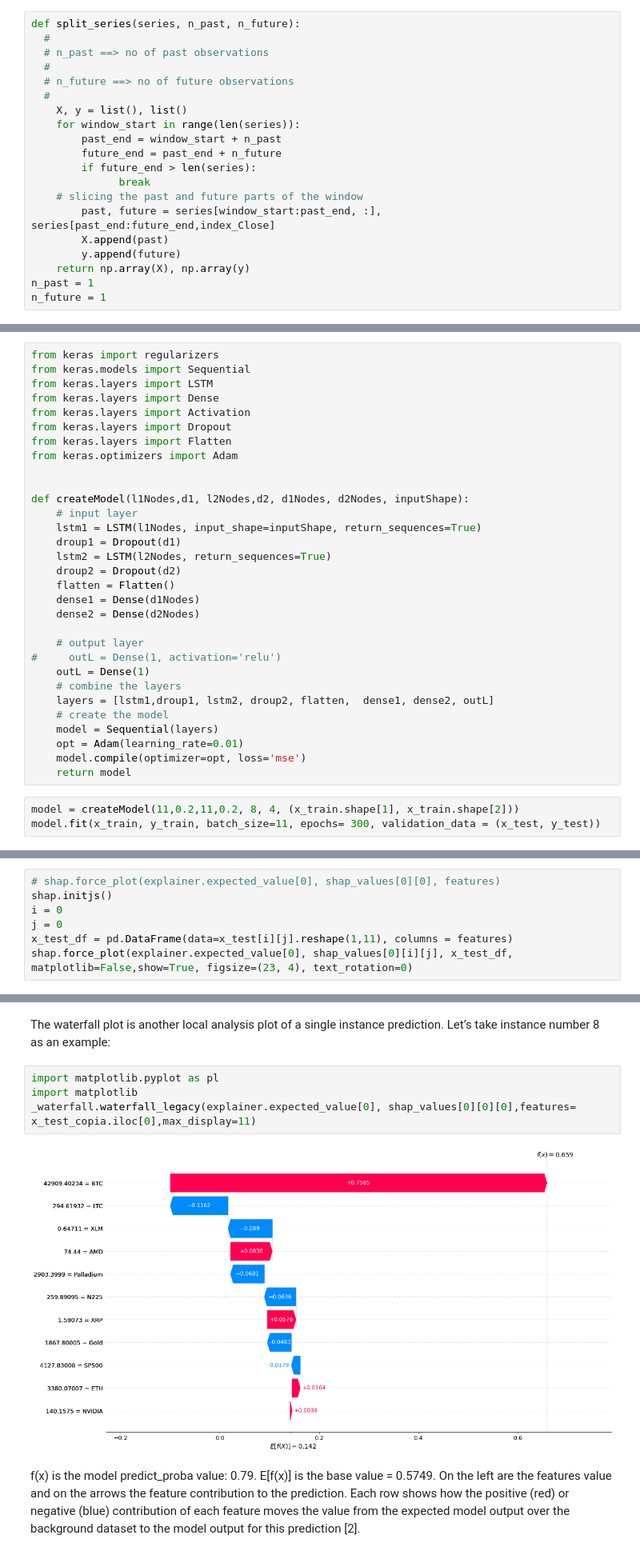
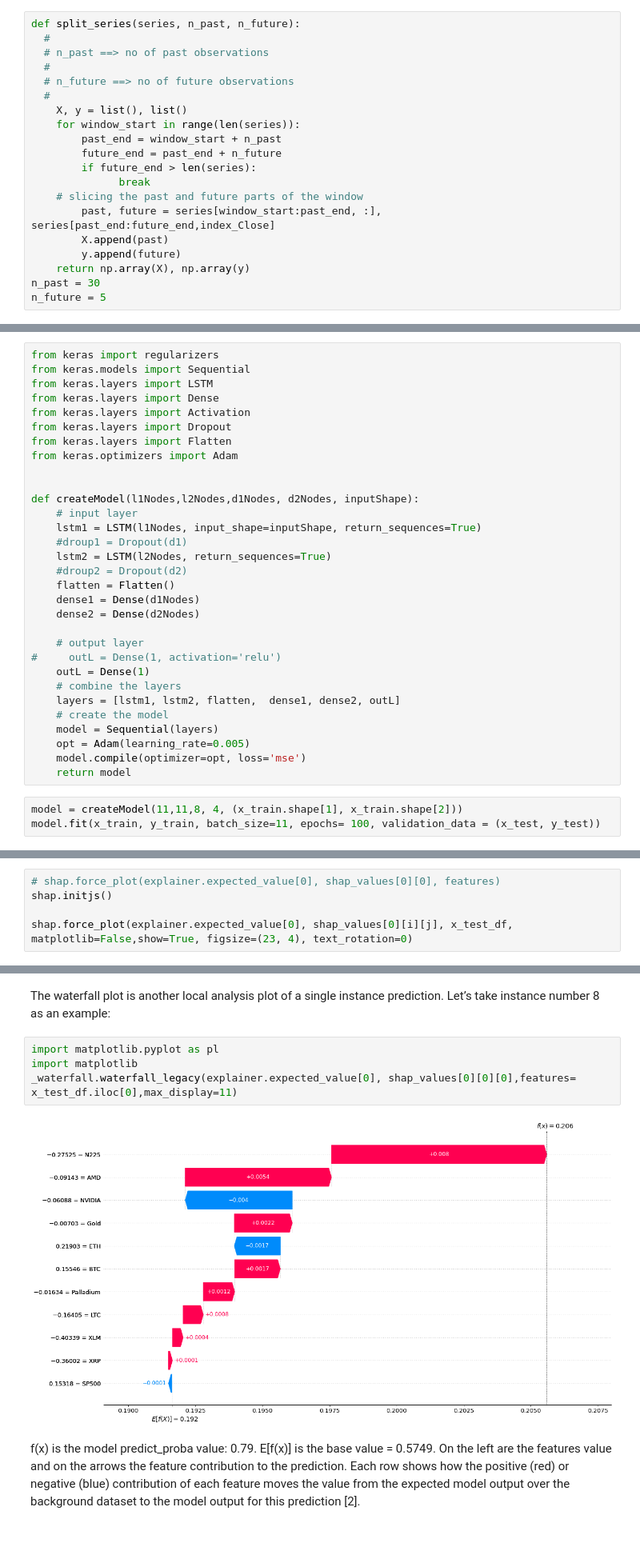
Before and after one commit to billmono95/TESI-LAUREA-MAGISTRALE, a Jupyter notebook: TESI_MODEL.ipynb, the cells around one changed output, grey strips where cells are left out. Shown at 80% size. Saved outputs shown, nothing was run; the diff lists cells and outputs as text.

Commit message:
Model return

```diff
--- a/TESI_MODEL.ipynb
+++ b/TESI_MODEL.ipynb
@@ -162,8 +162,8 @@ def split_series(series, n_past, n_future):
         X.append(past)
         y.append(future)
     return np.array(X), np.array(y)
-n_past = 1
-n_future = 1
+n_past = 30
+n_future = 5
 # %% [markdown]
 n_past e n_future ti dicono rispettitivamente quanti giorni indietro saranno presi in considerazione per la predizione, e quanti giorni avanti sarà la variabile target.
 # %%
@@ -265,12 +257,12 @@ from keras.layers import Flatten
 from keras.optimizers import Adam
 
 
-def createModel(l1Nodes,d1, l2Nodes,d2, d1Nodes, d2Nodes, inputShape):
+def createModel(l1Nodes,l2Nodes,d1Nodes, d2Nodes, inputShape):
     # input layer
     lstm1 = LSTM(l1Nodes, input_shape=inputShape, return_sequences=True)
-    droup1 = Dropout(d1)
+    #droup1 = Dropout(d1)
     lstm2 = LSTM(l2Nodes, return_sequences=True)
-    droup2 = Dropout(d2)
+    #droup2 = Dropout(d2)
     flatten = Flatten()
     dense1 = Dense(d1Nodes)
     dense2 = Dense(d2Nodes)
@@ -279,15 +271,15 @@ def createModel(l1Nodes,d1, l2Nodes,d2, d1Nodes, d2Nodes, inputShape):
 #     outL = Dense(1, activation='relu')
     outL = Dense(1)
     # combine the layers
-    layers = [lstm1,droup1, lstm2, droup2, flatten,  dense1, dense2, outL]
+    layers = [lstm1, lstm2, flatten,  dense1, dense2, outL]
     # create the model
     model = Sequential(layers)
-    opt = Adam(learning_rate=0.01)
+    opt = Adam(learning_rate=0.005)
     model.compile(optimizer=opt, loss='mse')
     return model
 # %%
-model = createModel(11,0.2,11,0.2, 8, 4, (x_train.shape[1], x_train.shape[2]))
-model.fit(x_train, y_train, batch_size=11, epochs= 300, validation_data = (x_test, y_test))
+model = createModel(11,11,8, 4, (x_train.shape[1], x_train.shape[2]))
+model.fit(x_train, y_train, batch_size=11, epochs= 100, validation_data = (x_test, y_test))
 # %% [output]
 WARNING:tensorflow:From C:\Users\monob\anaconda3\envs\tesi\lib\site-packages\tensorflow_core\python\ops\resource_variable_ops.py:1630: calling BaseResourceVariable.__init__ (from tensorflow.python.ops ...
 Instructions for updating:
@@ -576,9 +536,7 @@ Force plot gives us the explainability of a single model prediction. In this plo
 # %%
 # shap.force_plot(explainer.expected_value[0], shap_values[0][0], features)
 shap.initjs()
-i = 0
-j = 0
-x_test_df = pd.DataFrame(data=x_test[i][j].reshape(1,11), columns = features)
+
 shap.force_plot(explainer.expected_value[0], shap_values[0][i][j], x_test_df, matplotlib=False,show=True, figsize=(23, 4), text_rotation=0)
 # %% [output]
 [interactive output not drawn]
@@ -626,9 +563,9 @@ The waterfall plot is another local analysis plot of a single instance predictio
 # %%
 import matplotlib.pyplot as pl
 import matplotlib
-_waterfall.waterfall_legacy(explainer.expected_value[0], shap_values[0][0][0],features= x_test_copia.iloc[0],max_display=11)
+_waterfall.waterfall_legacy(explainer.expected_value[0], shap_values[0][0][0],features= x_test_df.iloc[0],max_display=11)
 # %% [output]
-[figure, old version]
+[figure, new version]
 # %% [markdown]
 f(x) is the model predict_proba value: 0.79.
 E[f(x)] is the base value = 0.5749.
```
Also changed, not shown: parts of 72 cells of this notebook, 3 other files.
